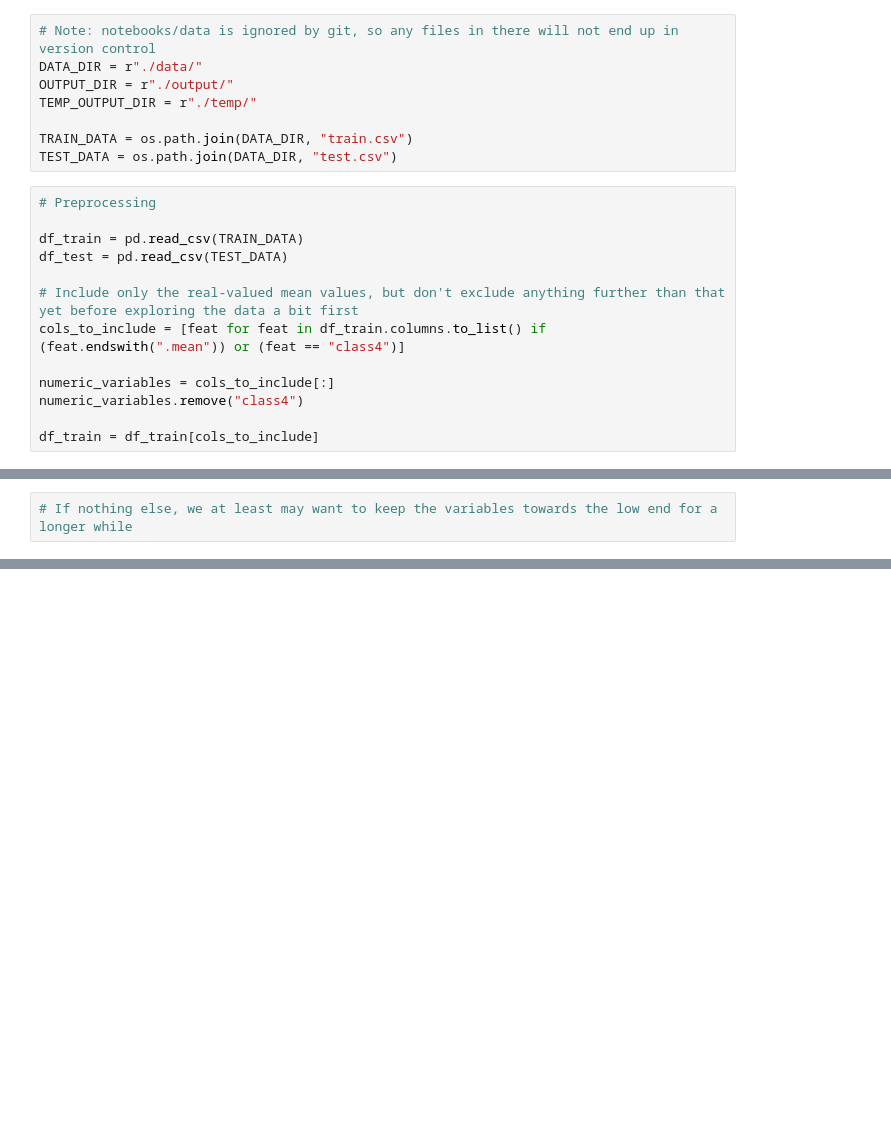
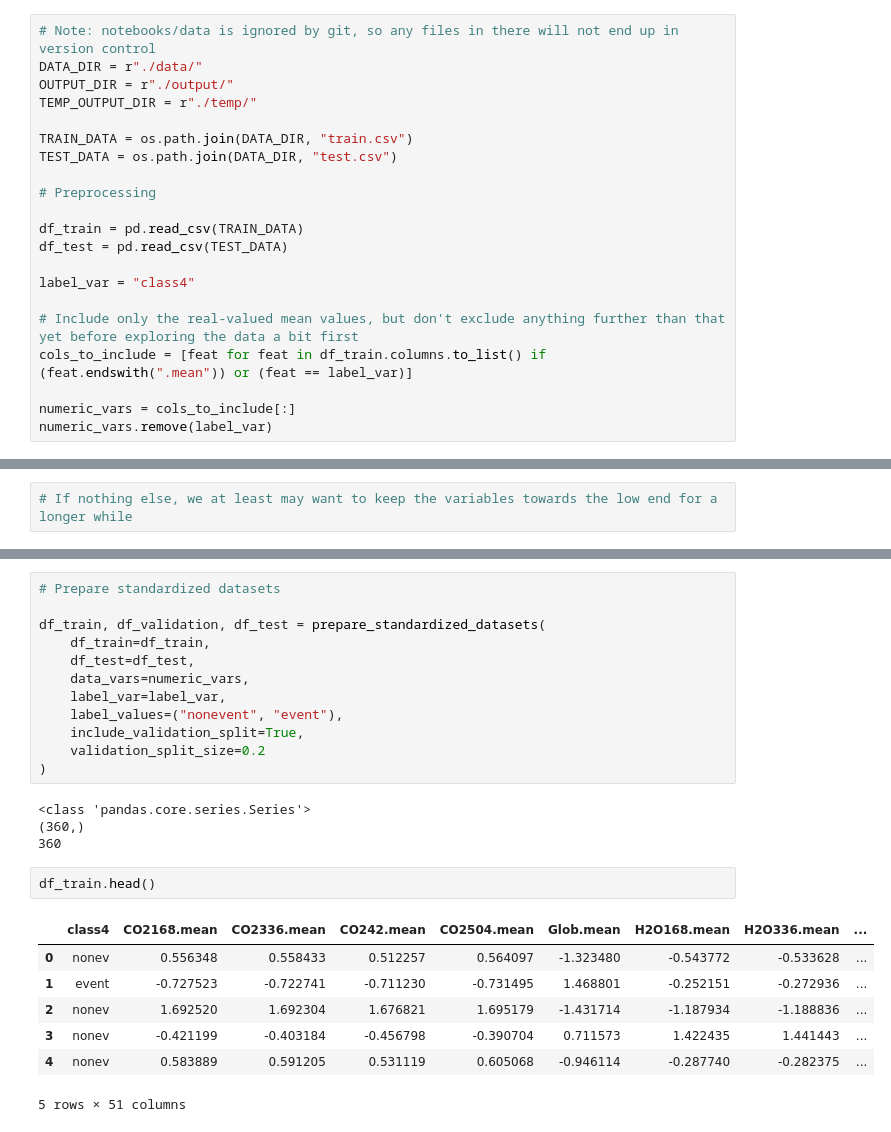
Before and after one commit to em-t/ATM4171-term-project, a Jupyter notebook: notebooks/dev.ipynb, the cells around one changed output, grey strips where cells are left out. Saved outputs shown, nothing was run; the diff lists cells and outputs as text; blank space fills up the shorter version.

```diff
--- a/notebooks/dev.ipynb
+++ b/notebooks/dev.ipynb
@@ -22,19 +25,19 @@ TEMP_OUTPUT_DIR = r"./temp/"
 
 TRAIN_DATA = os.path.join(DATA_DIR, "train.csv")
 TEST_DATA = os.path.join(DATA_DIR, "test.csv")
+
+# Preprocessing
+
+df_train = pd.read_csv(TRAIN_DATA)
+df_test = pd.read_csv(TEST_DATA)
+
+label_var = "class4"
+
+# Include only the real-valued mean values, but don't exclude anything further than that yet before exploring the data a bit first
+cols_to_include = [feat for feat in df_train.columns.to_list() if (feat.endswith(".mean")) or (feat == label_var)]
+
+numeric_vars = cols_to_include[:]
+numeric_vars.remove(label_var)
-# %%
-# Preprocessing
-
-df_train = pd.read_csv(TRAIN_DATA)
-df_test = pd.read_csv(TEST_DATA)
-
-# Include only the real-valued mean values, but don't exclude anything further than that yet before exploring the data a bit first
-cols_to_include = [feat for feat in df_train.columns.to_list() if (feat.endswith(".mean")) or (feat == "class4")]
-
-numeric_variables = cols_to_include[:]
-numeric_variables.remove("class4")
-
-df_train = df_train[cols_to_include]
 # %%
 # Check the Pearson correlation coefficients for the data
 # Maybe we can eliminate some redundant variables already at this point
@@ -139,0 +131,26 @@ df_train_scaled.head()
+# %%
+# Prepare standardized datasets
+
+df_train, df_validation, df_test = prepare_standardized_datasets(
+    df_train=df_train,
+    df_test=df_test,
+    data_vars=numeric_vars,
+    label_var=label_var,
+    label_values=("nonevent", "event"),
+    include_validation_split=True,
+    validation_split_size=0.2
+)
+# %% [output]
+<class 'pandas.core.series.Series'>
+(360,)
+360
+# %%
+df_train.head()
+# %% [output]
+|  | class4 | CO2168.mean | CO2336.mean | CO242.mean | CO2504.mean | Glob.mean | H2O168.mean | H2O336.mean | ... |
+| 0 | nonev | 0.556348 | 0.558433 | 0.512257 | 0.564097 | -1.323480 | -0.543772 | -0.533628 | ... |
+| 1 | event | -0.727523 | -0.722741 | -0.711230 | -0.731495 | 1.468801 | -0.252151 | -0.272936 | ... |
+| 2 | nonev | 1.692520 | 1.692304 | 1.676821 | 1.695179 | -1.431714 | -1.187934 | -1.188836 | ... |
+| 3 | nonev | -0.421199 | -0.403184 | -0.456798 | -0.390704 | 0.711573 | 1.422435 | 1.441443 | ... |
+| 4 | nonev | 0.583889 | 0.591205 | 0.531119 | 0.605068 | -0.946114 | -0.287740 | -0.282375 | ... |
+5 rows × 51 columns
```
Also changed, not shown: parts of 6 cells of this notebook, 1 other file.
